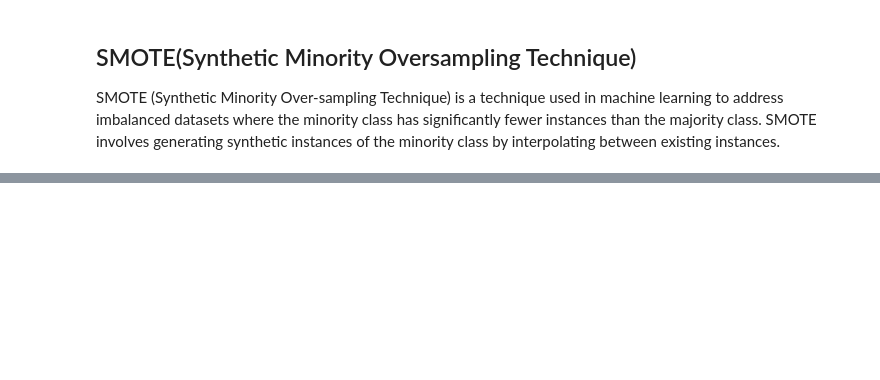
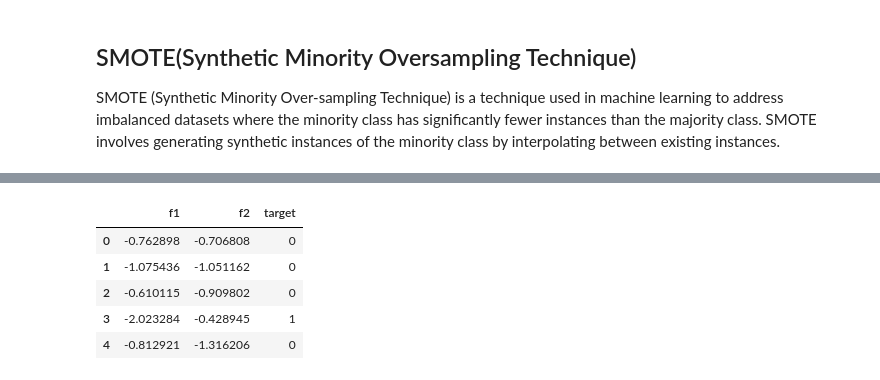
Before and after one commit to Leonidus786/DC_DDS_07, a Jupyter notebook: Feature_Engineering_Python/3.0-SMOTE.ipynb, the cells around one changed output, grey strips where cells are left out. Cells and saved outputs as stored; diff of their text form; code cells hidden in the pictures; blank space fills up the shorter version.

```diff
--- a/Feature_Engineering_Python/3.0-SMOTE.ipynb
+++ b/Feature_Engineering_Python/3.0-SMOTE.ipynb
@@ -43,5 +92,14 @@ len(y[y==1])
 df_1 = pd.DataFrame(X, columns=['f1','f2'])
 df_2 = pd.DataFrame(y,columns=['target'])
 oversampled = pd.concat([df_1,df_2],axis=1)
+# %%
+oversampled.head()
+# %% [output]
+|  | f1 | f2 | target |
+| 0 | -0.762898 | -0.706808 | 0 |
+| 1 | -1.075436 | -1.051162 | 0 |
+| 2 | -0.610115 | -0.909802 | 0 |
+| 3 | -2.023284 | -0.428945 | 1 |
+| 4 | -0.812921 | -1.316206 | 0 |
 # %%
 plt.scatter(oversampled['f1'],oversampled['f2'],c=oversampled['target'])
```
Also changed, not shown: parts of 11 cells of this notebook, 3 other files.
